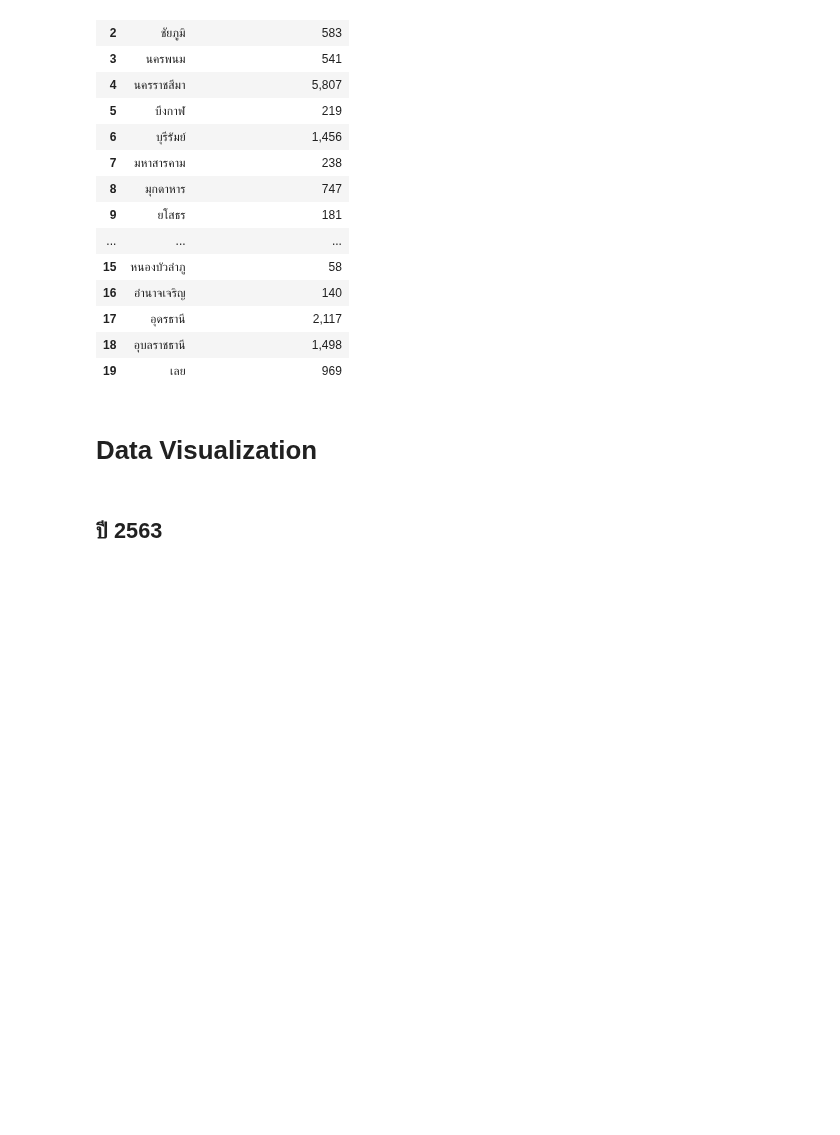
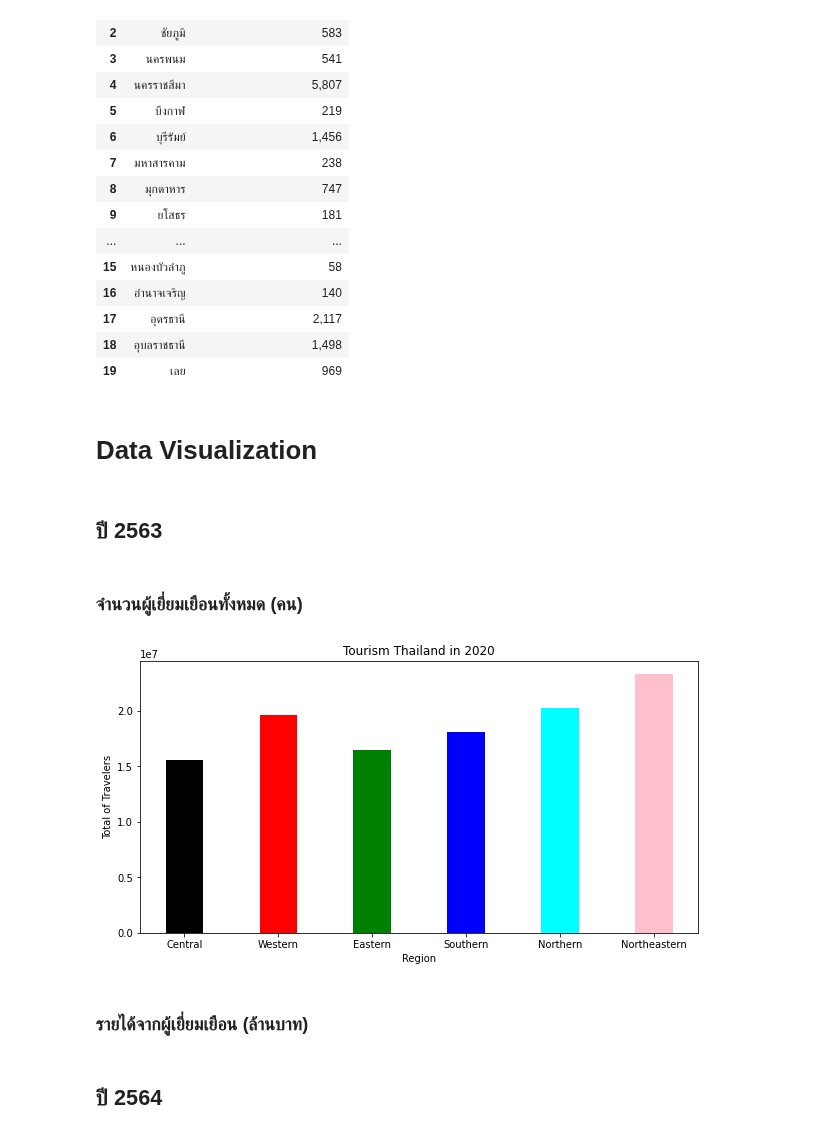
Before and after one commit to SupidchayaTangkidwanich/multivariate, a Jupyter notebook: EDM.ipynb, the cells around one changed output. Cells and saved outputs as stored; diff of their text form; code cells hidden in the pictures; blank space fills up the shorter version.

```diff
--- a/EDM.ipynb
+++ b/EDM.ipynb
@@ -743,3 +815,24 @@ import pandas as pd
 from matplotlib import pyplot as plt
 # %% [markdown]
 ## ปี 2563
+# %% [markdown]
+### จำนวนผู้เยี่ยมเยือนทั้งหมด (คน)
+# %%
+data2563 = {'Central':15606309, 'Western':19657525, 'Eastern':16450985,'Southern':18070587,'Northern':20300803,'Northeastern':23325989}
+courses = list(data2563.keys())
+values = list(data2563.values())
+
+fig = plt.figure(figsize = (10, 5))
+
+# creating the bar plot
+plt.bar(courses, values, color=['black', 'red', 'green', 'blue', 'cyan','pink'],
+        width = 0.4)
+
+plt.xlabel("Region")
+plt.ylabel("Total of Travelers")
+plt.title("Tourism Thailand in 2020")
+plt.show();
+# %% [output]
+[figure, added]
+# %% [markdown]
+### รายได้จากผู้เยี่ยมเยือน (ล้านบาท)
@@ -746 +854,3 @@ from matplotlib import pyplot as plt
+# %% [markdown]
+## ปี 2564
 # %%
```
Also changed, not shown: parts of 8 cells of this notebook.
